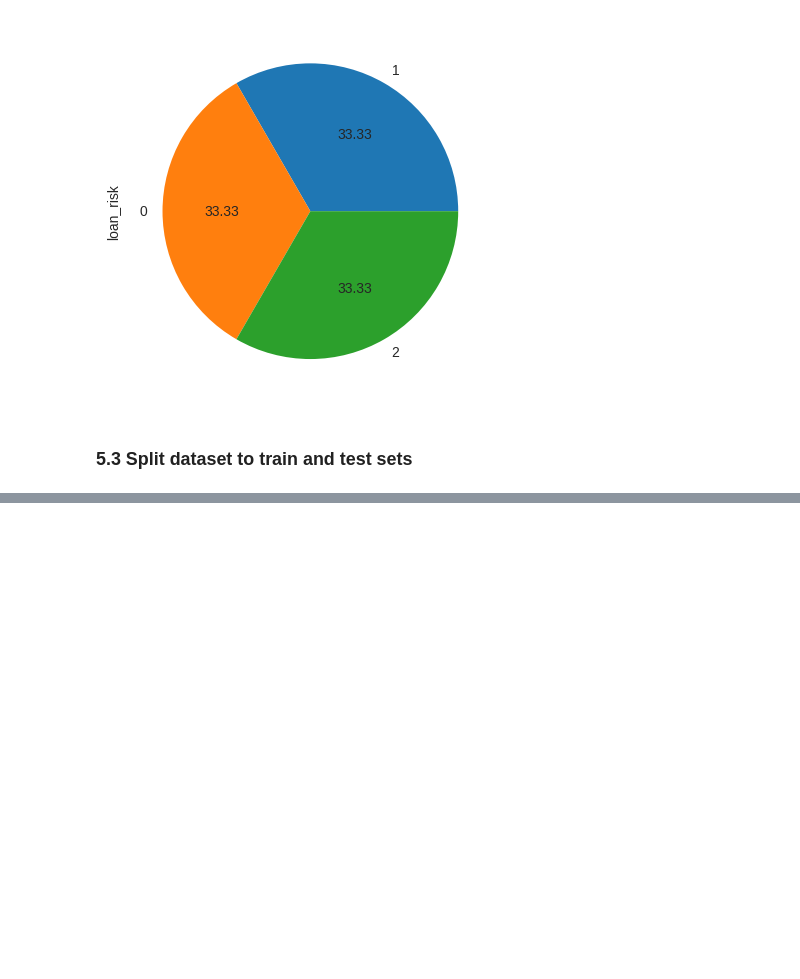
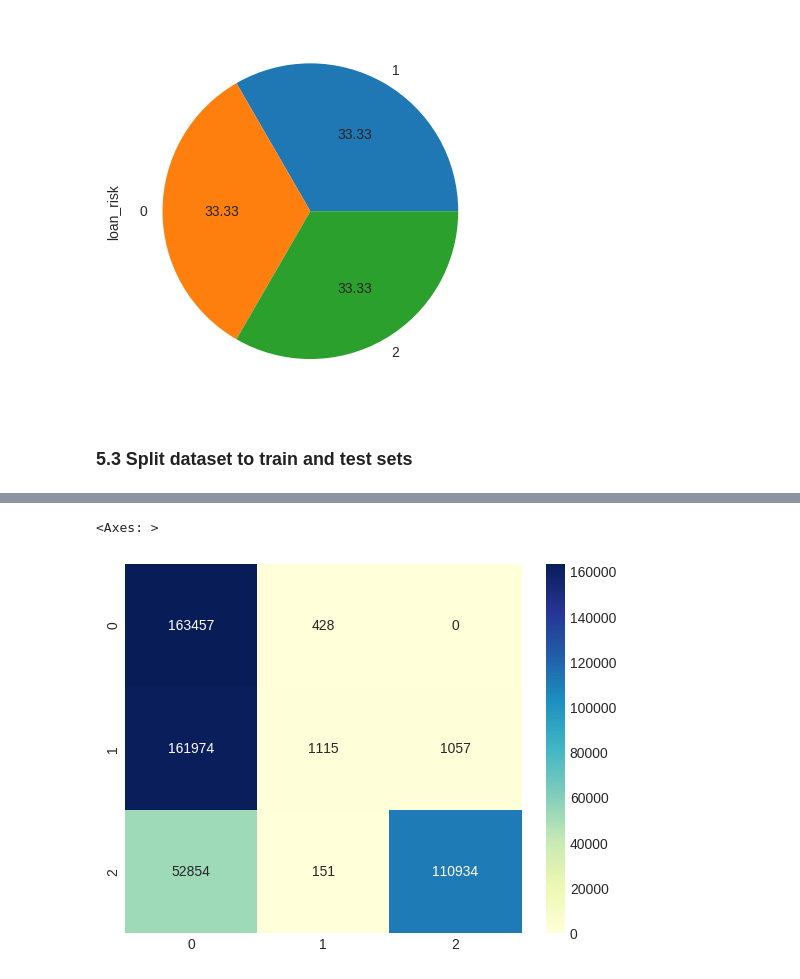
Before and after one commit to KamilShape/credit_risk_analysis, a Jupyter notebook: credit_risk_analysis.ipynb, the cells around one changed output, grey strips where cells are left out. Drawn from its saved outputs; the diff is of its cells as text; code cells hidden in the pictures; blank space fills up the shorter version.

Commit message:
Gaussian Naive Bayes

```diff
--- a/credit_risk_analysis.ipynb
+++ b/credit_risk_analysis.ipynb
@@ -351,0 +357,4 @@ X_train, X_test, y_train, y_test = train_test_split(X_smote, y_smote, test_size=
+# %%
+gnb = GaussianNB()
+# %%
+gnb.fit(X_train, y_train)
@@ -351,0 +363,2 @@ X_train, X_test, y_train, y_test = train_test_split(X_smote, y_smote, test_size=
+# %%
+y_pred = gnb.predict(X_test)
@@ -351,0 +377,6 @@ X_train, X_test, y_train, y_test = train_test_split(X_smote, y_smote, test_size=
+# %%
+cm = confusion_matrix(y_test, y_pred)
+sns.heatmap(cm, annot = True, fmt=".0f" , cmap="YlGnBu")
+# %% [output]
+<Axes: >
+[figure, added]
```
Also changed, not shown: parts of 5 cells of this notebook.
